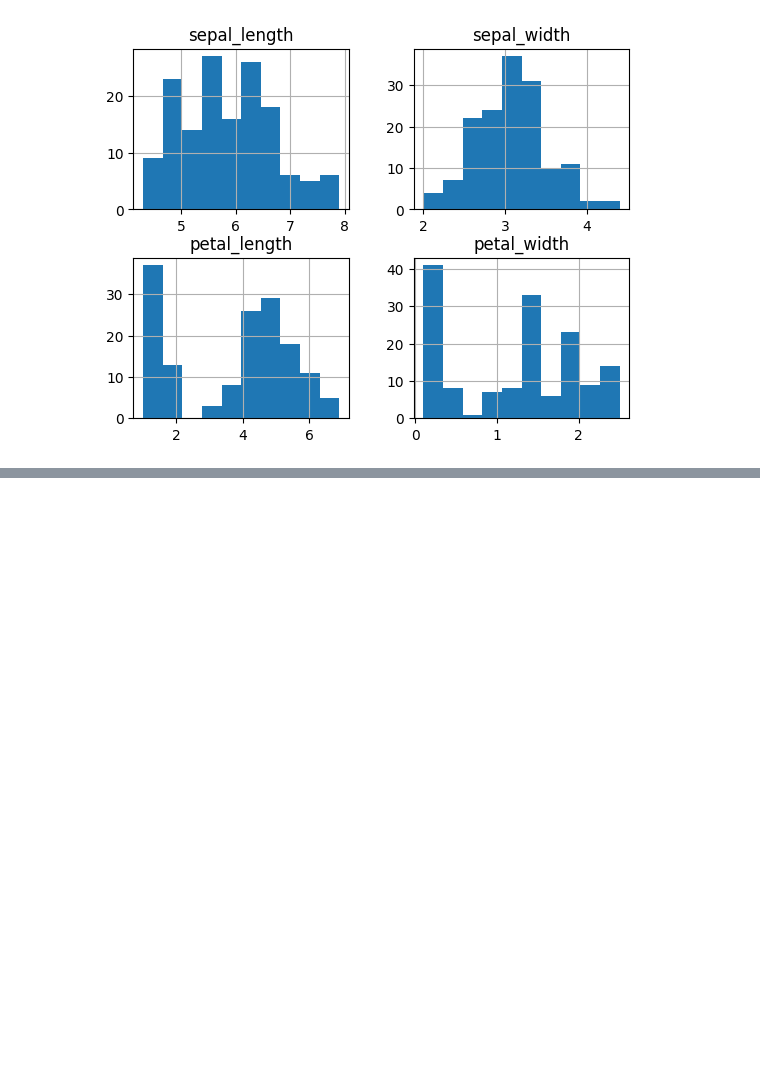
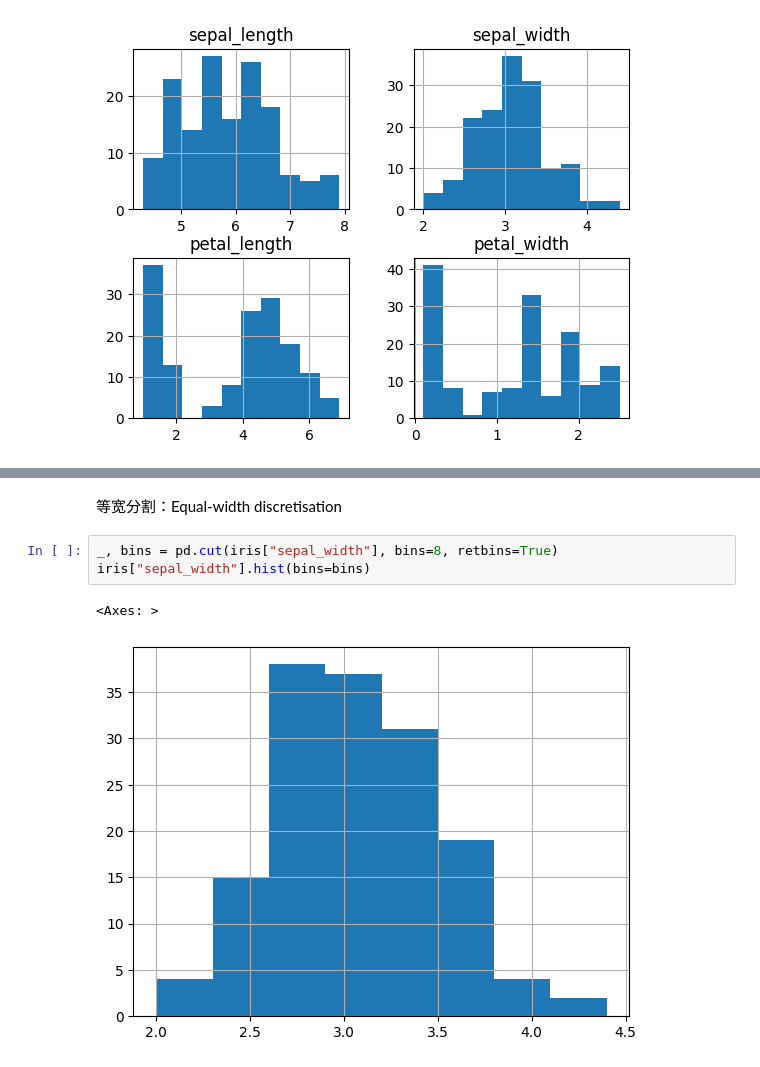
Before and after one commit to xplutoy/cookbook-ml, a Jupyter notebook: cookbook_ml/pandas.ipynb, the cells around one changed output, grey strips where cells are left out. Saved outputs shown, nothing was run; the diff lists cells and outputs as text; blank space fills up the shorter version.

```diff
--- a/cookbook_ml/pandas.ipynb
+++ b/cookbook_ml/pandas.ipynb
@@ -148,0 +159,8 @@ array([[<Axes: title={'center': 'sepal_length'}>,
+# %% [markdown]
+等宽分割：Equal-width discretisation
+# %%
+_, bins = pd.cut(iris["sepal_width"], bins=8, retbins=True)
+iris["sepal_width"].hist(bins=bins)
+# %% [output]
+<Axes: >
+[figure, added]
```
Also changed, not shown: parts of 3 cells of this notebook, 1 other file.
